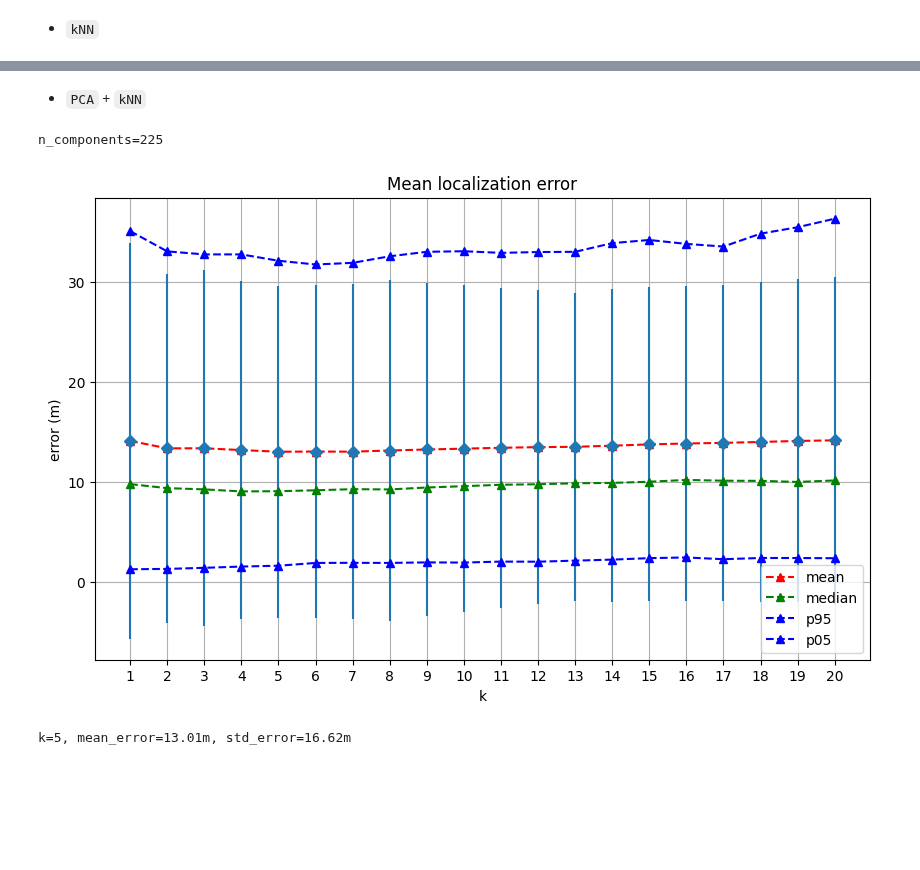
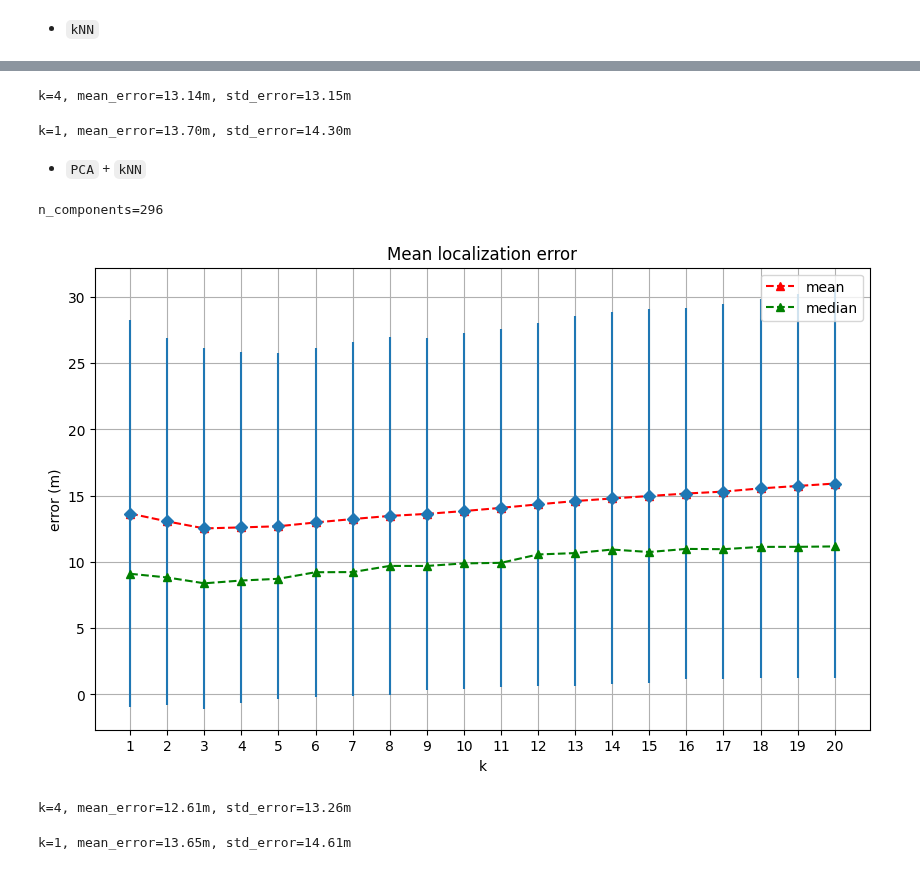
Before and after one commit to hungnd11/my-thesis, a Jupyter notebook: code/notebooks/knn.ipynb, the cells around one changed output, grey strips where cells are left out. Drawn from its saved outputs; the diff is of its cells as text; code cells hidden in the pictures; blank space fills up the shorter version.

```diff
--- a/code/notebooks/knn.ipynb
+++ b/code/notebooks/knn.ipynb
@@ -156,3 +158,3 @@ The number of fingerprints: 3835
 # %%
-test_fingerprint_df, test_bssid = extract_fingerprint_df(test_files, wifi_band=2400)
+test_fingerprint_df, test_bssid = extract_fingerprint_df(test_files, min_samples=0, not_seen_rssi=-1000)
 # %% [output]
@@ -249,7 +250,7 @@ model_list = []
 error_list = []
 
 for n_neighbors in k_values:
-  knn = KNeighborsRegressor(n_neighbors=n_neighbors, weights="distance")
+  knn = KNeighborsRegressor(n_neighbors=n_neighbors, weights="uniform", leaf_size=17, algorithm="ball_tree")
   knn.fit(X_train, y_train)
   y_pred = knn.predict(X_test_translated)
   errors = np.sqrt(np.sum((y_test - y_pred) ** 2, axis=1))
@@ -303,13 +304,23 @@ plt.show()
+# %%
+best_k_idx = 3
+print(f"k={k_values[best_k_idx]}, mean_error={mean_errors[best_k_idx]:.2f}m, std_error={std_errors[best_k_idx]:.2f}m")
+# %% [output]
+k=4, mean_error=13.14m, std_error=13.15m
+# %%
+best_k_idx = 0
+print(f"k={k_values[best_k_idx]}, mean_error={mean_errors[best_k_idx]:.2f}m, std_error={std_errors[best_k_idx]:.2f}m")
+# %% [output]
+k=1, mean_error=13.70m, std_error=14.30m
 # %% [markdown]
 * `PCA` + `kNN`
 # %%
 pca = PCA()
 _ = pca.fit(X_train)
 explained_variance_ratio_csum = np.cumsum(pca.explained_variance_ratio_)
-n_components = np.where(explained_variance_ratio_csum > 0.95)[0][0] + 1
+n_components = np.where(explained_variance_ratio_csum > 0.9)[0][0] + 1
 print(f"n_components={n_components}")
 # %% [output]
-n_components=225
+n_components=296
 # %%
 pca = PCA(n_components=n_components)
 _ = pca.fit(X_train)
@@ -321,7 +332,7 @@ model_list = []
 error_list = []
 
 for n_neighbors in k_values:
-  knn = KNeighborsRegressor(n_neighbors=n_neighbors, weights="distance")
+  knn = KNeighborsRegressor(n_neighbors=n_neighbors, weights="uniform", leaf_size=17, algorithm="ball_tree")
   knn.fit(X_train_pca, y_train)
   y_pred = knn.predict(X_test_pca)
   errors = np.sqrt(np.sum((y_test - y_pred) ** 2, axis=1))
@@ -331,31 +342,32 @@ for n_neighbors in k_values:
 # %%
 fig, ax = plt.subplots(1, 1, figsize=(10, 6))
 
 mean_errors = [errors.mean() for errors in error_list]
 median_errors = [np.median(errors) for errors in error_list]
-p95_errors = [np.percentile(errors, 95) for errors in error_list]
-p05_errors = [np.percentile(errors, 5) for errors in error_list]
 std_errors = [errors.std() for errors in error_list]
 
 ax.errorbar(x=k_values, y=mean_errors, xerr=None, yerr=std_errors, fmt="D")
 ax.plot(k_values, mean_errors, marker="^", ls="--", label="mean", color="red")
 ax.plot(k_values, median_errors, marker="^", ls="--", label="median", color="green")
-ax.plot(k_values, p95_errors, marker="^", ls="--", label="p95", color="blue")
-ax.plot(k_values, p05_errors, marker="^", ls="--", label="p05", color="blue")
 
 ax.set_xlabel("k")
 ax.set_xticks(k_values)
 ax.set_ylabel("error (m)")
 ax.set_title("Mean localization error")
 
 ax.grid()
 ax.legend()
 
 plt.show()
 # %% [output]
-[figure, old version]
+[figure, new version]
 # %%
-best_k_idx = np.argmin(mean_errors)
+best_k_idx = 3
 print(f"k={k_values[best_k_idx]}, mean_error={mean_errors[best_k_idx]:.2f}m, std_error={std_errors[best_k_idx]:.2f}m")
 # %% [output]
-k=5, mean_error=13.01m, std_error=16.62m
+k=4, mean_error=12.61m, std_error=13.26m
+# %%
+best_k_idx = 0
+print(f"k={k_values[best_k_idx]}, mean_error={mean_errors[best_k_idx]:.2f}m, std_error={std_errors[best_k_idx]:.2f}m")
+# %% [output]
+k=1, mean_error=13.65m, std_error=14.61m
```
Also changed, not shown: parts of 10 cells of this notebook.
